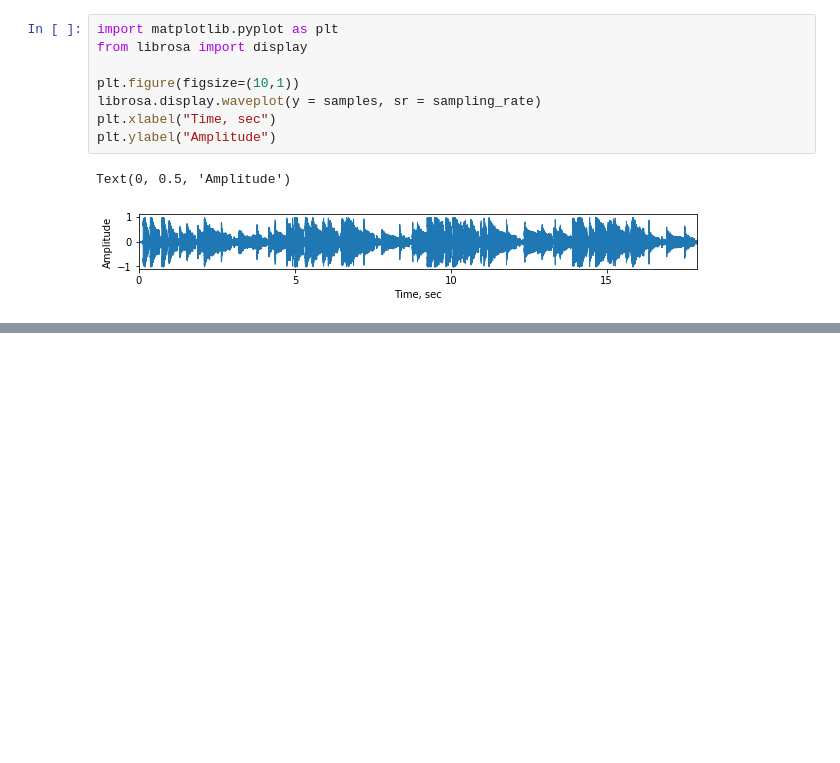
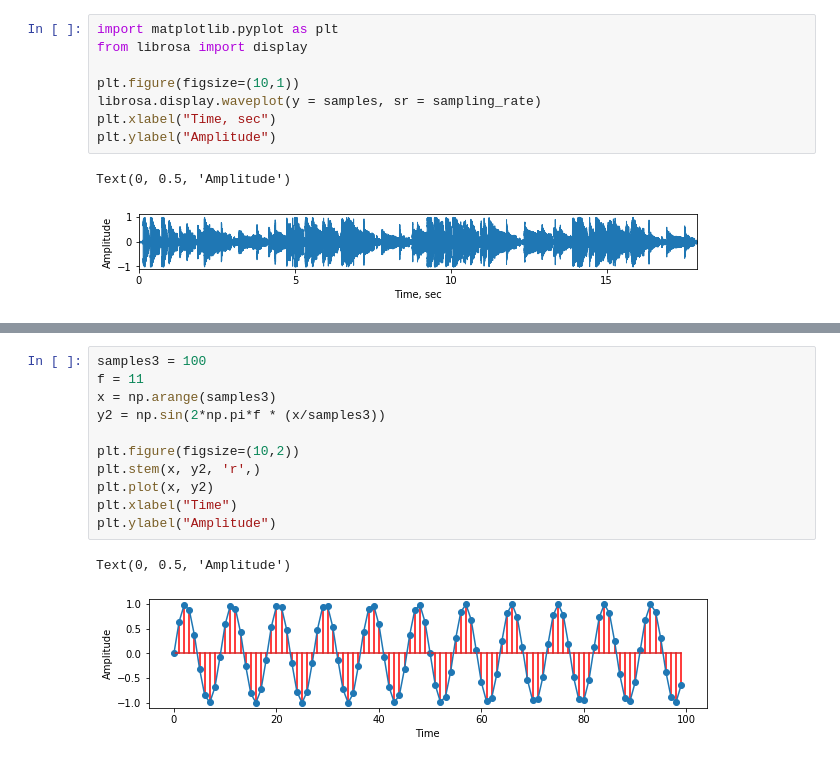
Before and after one commit to ArtemAvanesov/Python-Labs, a Jupyter notebook: Экспериментальные проекты/Работа со звуком/librosa.ipynb, the cells around one changed output, grey strips where cells are left out. Cells and saved outputs as stored; diff of their text form; blank space fills up the shorter version.

```diff
--- a/Экспериментальные проекты/Работа со звуком/librosa.ipynb
+++ b/Экспериментальные проекты/Работа со звуком/librosa.ipynb
@@ -50,0 +80,14 @@ Text(0, 0.5, 'Amplitude')
+# %%
+samples3 = 100
+f = 11
+x = np.arange(samples3)
+y2 = np.sin(2*np.pi*f * (x/samples3))
+
+plt.figure(figsize=(10,2))
+plt.stem(x, y2, 'r',)
+plt.plot(x, y2)
+plt.xlabel("Time")
+plt.ylabel("Amplitude")
+# %% [output]
+Text(0, 0.5, 'Amplitude')
+[figure, added]
```
Also changed, not shown: parts of 16 cells of this notebook.
